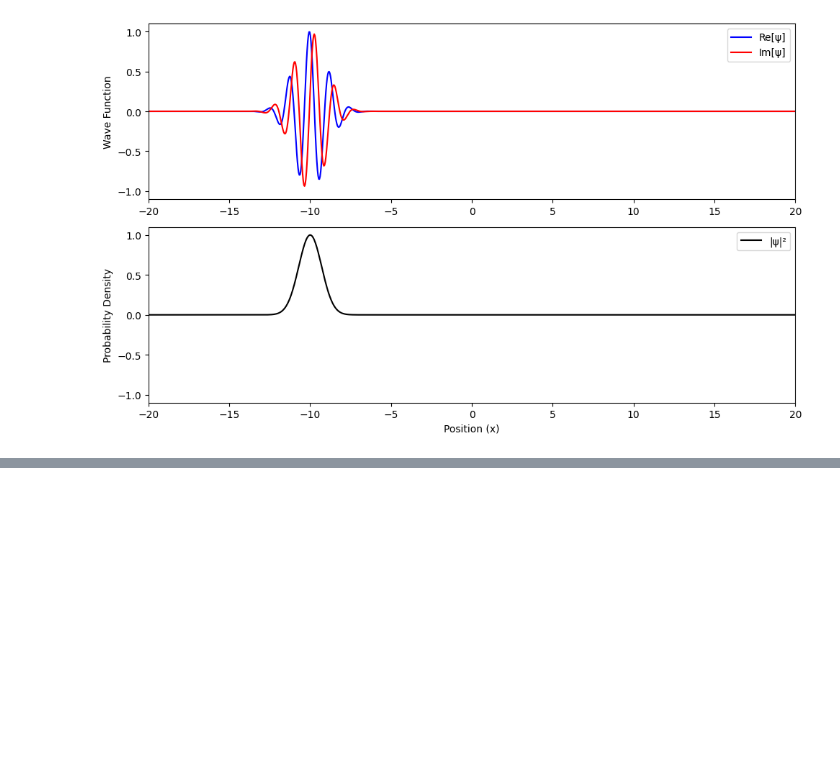
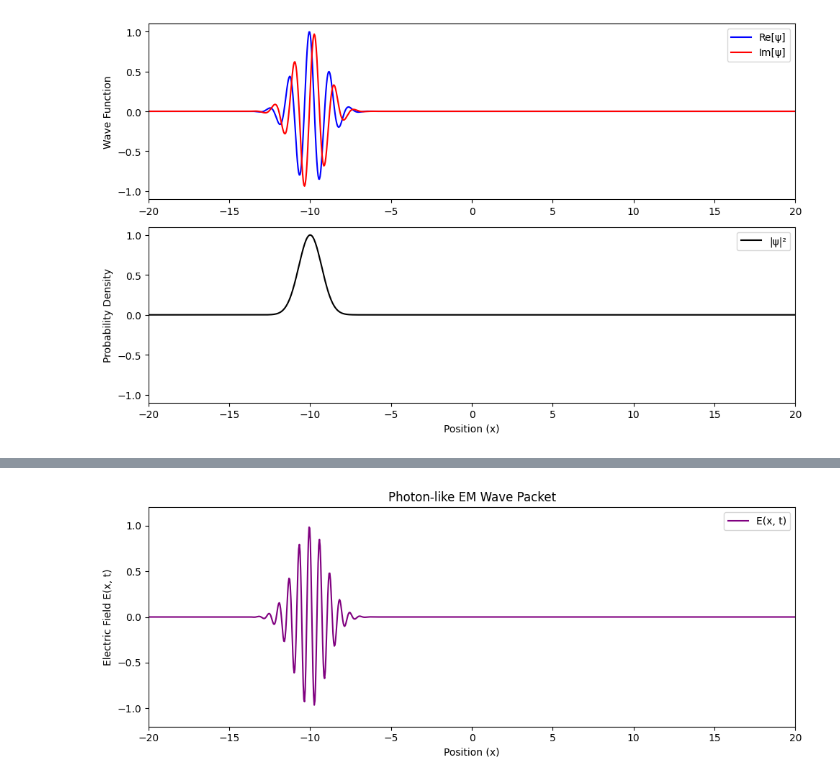
Before and after one commit to davidebtt/chemical_pycode, a Jupyter notebook: wave packets.ipynb, the cells around one changed output, grey strips where cells are left out. Cells and saved outputs as stored; diff of their text form; code cells hidden in the pictures; blank space fills up the shorter version.

```diff
--- a/wave packets.ipynb
+++ b/wave packets.ipynb
@@ -121,0 +124,47 @@ plt.show()
+# %%
+import numpy as np
+import matplotlib.pyplot as plt
+import matplotlib.animation as animation
+
+# Parameters
+c = 1.0           # Speed of light (set to 1 for simplicity)
+k0 = 10.0         # Central wave number
+omega = c * k0    # Angular frequency
+sigma = 1.0       # Width of the pulse
+x0 = -10.0        # Initial position
+
+# Spatial and temporal grid
+N = 1000
+x = np.linspace(-20, 20, N)
+t_max = 4.0
+frames = 200
+dt = t_max / frames
+
+# Electric field function (1D wave packet)
+def E_xt(x, t):
+    envelope = np.exp(-((x - x0 - c * t)**2) / (2 * sigma**2))
+    carrier = np.cos(k0 * x - omega * t)
+    return envelope * carrier
+
+# Setup figure
+fig, ax = plt.subplots(figsize=(10, 4))
+line, = ax.plot([], [], color='purple', label='E(x, t)')
+ax.set_xlim(x[0], x[-1])
+ax.set_ylim(-1.2, 1.2)
+ax.set_xlabel('Position (x)')
+ax.set_ylabel('Electric Field E(x, t)')
+ax.set_title('Photon-like EM Wave Packet')
+ax.legend()
+
+# Animation function
+def animate(i):
+    t = i * dt
+    E = E_xt(x, t)
+    line.set_data(x, E)
+    return line,
+
+ani = animation.FuncAnimation(fig, animate, frames=frames, interval=50, blit=True)
+plt.tight_layout()
+plt.show()
+# %% [output]
+[figure, added]
```
Also changed, not shown: parts of 1 cell of this notebook.
